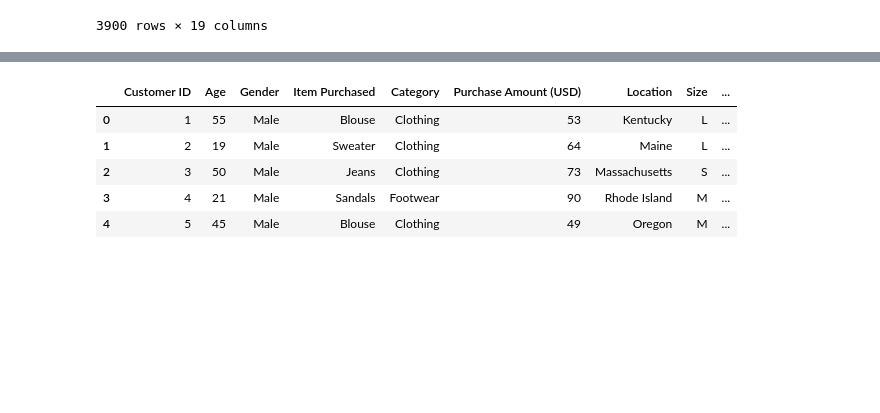
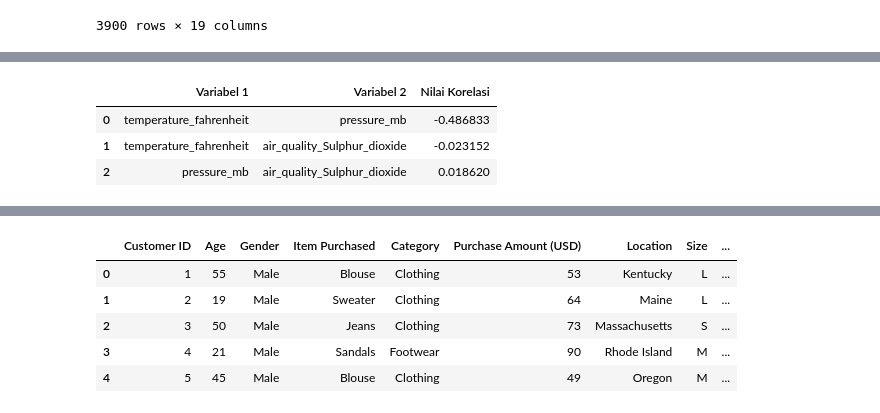
Before and after one commit to oktovaaaaa/certan, a Jupyter notebook: Certan-W2/Tugas_42324001_Oktova Samosir.ipynb, the cells around one changed output, grey strips where cells are left out. Cells and saved outputs as stored; diff of their text form; code cells hidden in the pictures; blank space fills up the shorter version.

```diff
--- a/Certan-W2/Tugas_42324001_Oktova Samosir.ipynb
+++ b/Certan-W2/Tugas_42324001_Oktova Samosir.ipynb
@@ -46,0 +134,31 @@ dalam bentuk DataFrame.
+# %%
+tabel_korelasi_weather = pd.DataFrame({
+    'Variabel 1': [
+        'temperature_fahrenheit',
+        'temperature_fahrenheit',
+        'pressure_mb'
+    ],
+    'Variabel 2': [
+        'pressure_mb',
+        'air_quality_Sulphur_dioxide',
+        'air_quality_Sulphur_dioxide'
+    ],
+    'Nilai Korelasi': [
+        weather_df['temperature_fahrenheit'].corr(
+            weather_df['pressure_mb']
+        ),
+        weather_df['temperature_fahrenheit'].corr(
+            weather_df['air_quality_Sulphur_dioxide']
+        ),
+        weather_df['pressure_mb'].corr(
+            weather_df['air_quality_Sulphur_dioxide']
+        )
+    ]
+})
+
+tabel_korelasi_weather
+# %% [output]
+|  | Variabel 1 | Variabel 2 | Nilai Korelasi |
+| 0 | temperature_fahrenheit | pressure_mb | -0.486833 |
+| 1 | temperature_fahrenheit | air_quality_Sulphur_dioxide | -0.023152 |
+| 2 | pressure_mb | air_quality_Sulphur_dioxide | 0.018620 |
```
Also changed, not shown: parts of 14 cells of this notebook.
